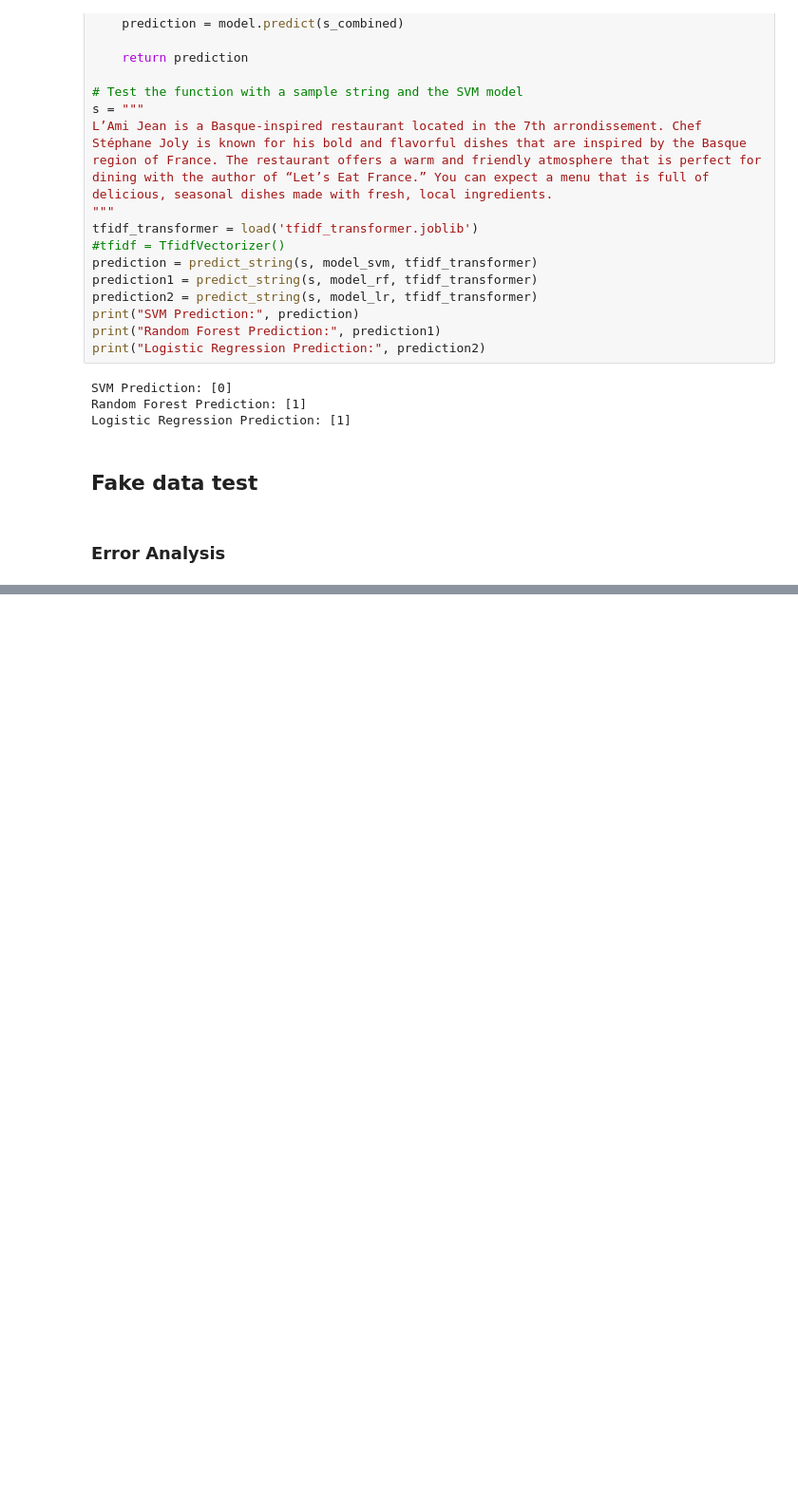
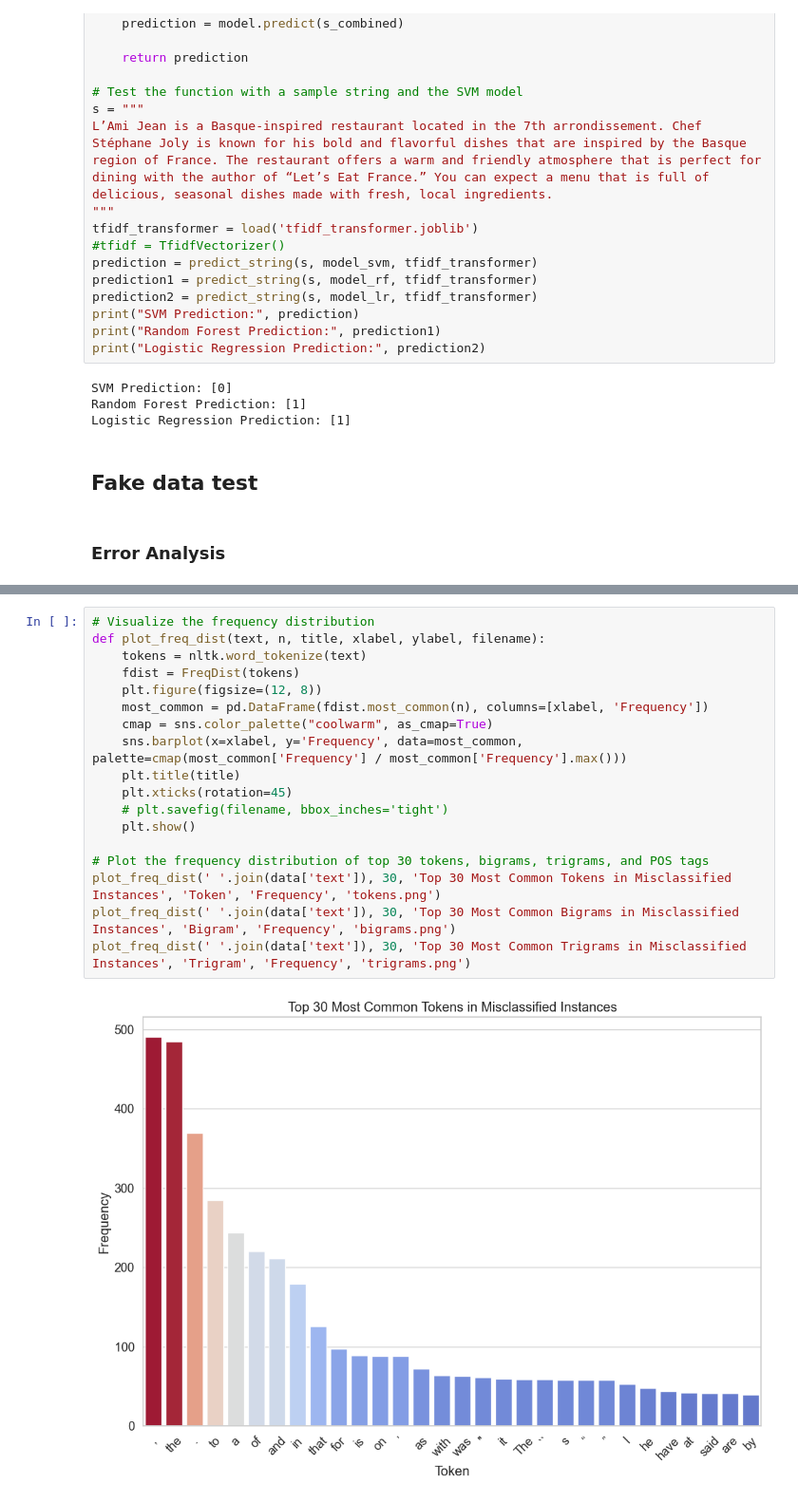
Before and after one commit to majunze2001/NLP-final-project, a Jupyter notebook: src/ML_Script.ipynb, the cells around one changed output, grey strips where cells are left out. Shown at 95% size. Cells and saved outputs as stored; diff of their text form; blank space fills up the shorter version.

```diff
--- a/src/ML_Script.ipynb
+++ b/src/ML_Script.ipynb
@@ -510,0 +448,20 @@ plt.show()
+# %%
+# Visualize the frequency distribution
+def plot_freq_dist(text, n, title, xlabel, ylabel, filename):
+    tokens = nltk.word_tokenize(text)
+    fdist = FreqDist(tokens)
+    plt.figure(figsize=(12, 8))
+    most_common = pd.DataFrame(fdist.most_common(n), columns=[xlabel, 'Frequency'])
+    cmap = sns.color_palette("coolwarm", as_cmap=True)
+    sns.barplot(x=xlabel, y='Frequency', data=most_common, palette=cmap(most_common['Frequency'] / most_common['Frequency'].max()))
+    plt.title(title)
+    plt.xticks(rotation=45)
+    # plt.savefig(filename, bbox_inches='tight')
+    plt.show()
+
+# Plot the frequency distribution of top 30 tokens, bigrams, trigrams, and POS tags
+plot_freq_dist(' '.join(data['text']), 30, 'Top 30 Most Common Tokens in Misclassified Instances', 'Token', 'Frequency', 'tokens.png')
+plot_freq_dist(' '.join(data['text']), 30, 'Top 30 Most Common Bigrams in Misclassified Instances', 'Bigram', 'Frequency', 'bigrams.png')
+plot_freq_dist(' '.join(data['text']), 30, 'Top 30 Most Common Trigrams in Misclassified Instances', 'Trigram', 'Frequency', 'trigrams.png')
+# %% [output]
+[figure, added]
```
Also changed, not shown: parts of 9 cells of this notebook.
